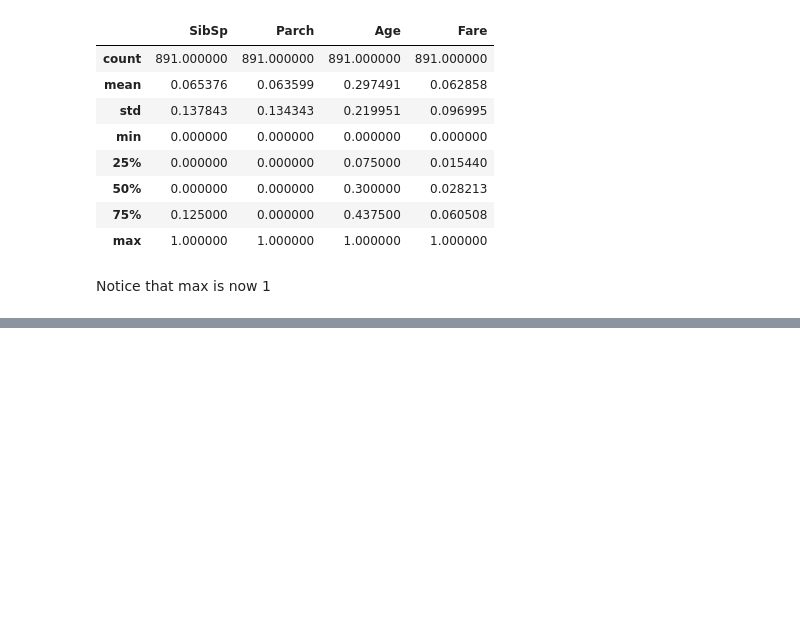
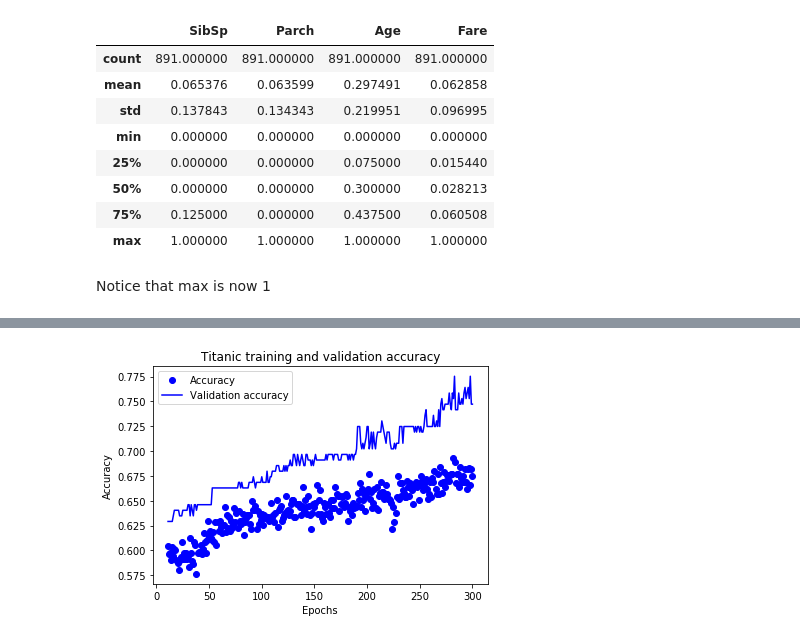
Before and after one commit to whyboris/ml-with-python-and-keras, a Jupyter notebook: titanic/titanic.ipynb, the cells around one changed output, grey strips where cells are left out. Drawn from its saved outputs; the diff is of its cells as text; code cells hidden in the pictures; blank space fills up the shorter version.

```diff
--- a/titanic/titanic.ipynb
+++ b/titanic/titanic.ipynb
@@ -182,0 +287,16 @@ Notice that max is now 1
+# %%
+plt.clf()
+
+accuracy = history.history['acc']
+val_acc = history.history['val_acc']
+
+plt.plot(epochs[trim:], accuracy[trim:], 'bo', label='Accuracy')
+plt.plot(epochs[trim:], val_acc[trim:], 'b', label='Validation accuracy')
+plt.title('Titanic training and validation accuracy')
+plt.xlabel('Epochs')
+plt.ylabel('Accuracy')
+plt.legend()
+
+plt.show()
+# %% [output]
+[figure, added]
```
Also changed, not shown: parts of 12 cells of this notebook, 1 other file.
